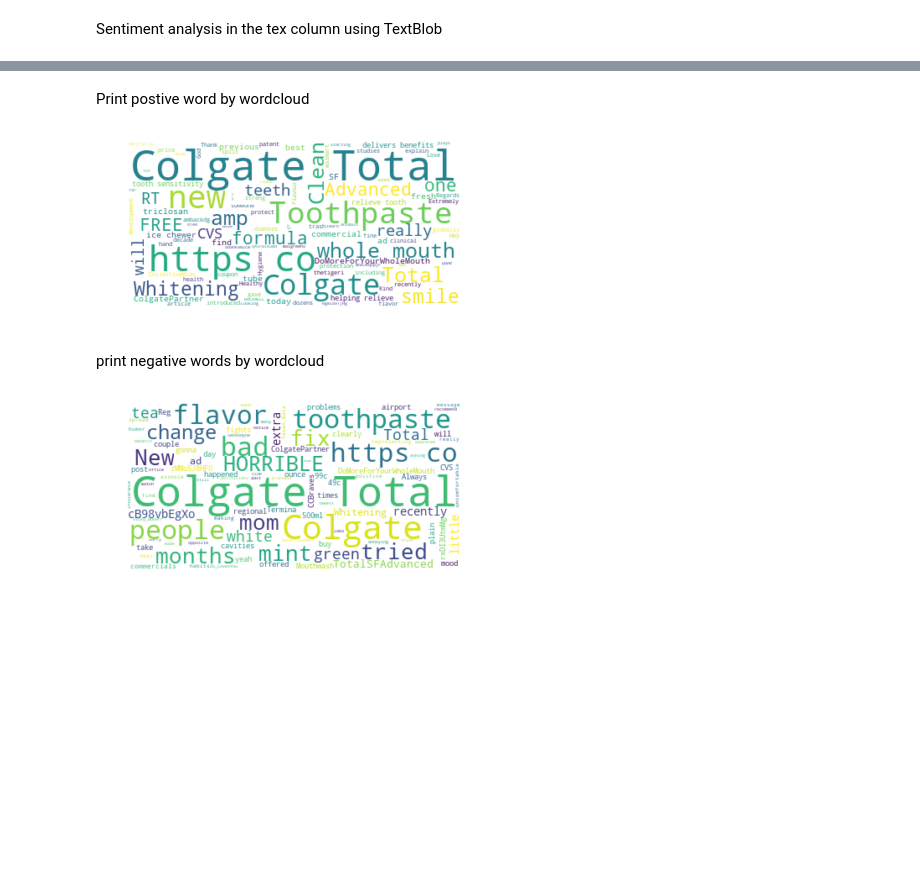
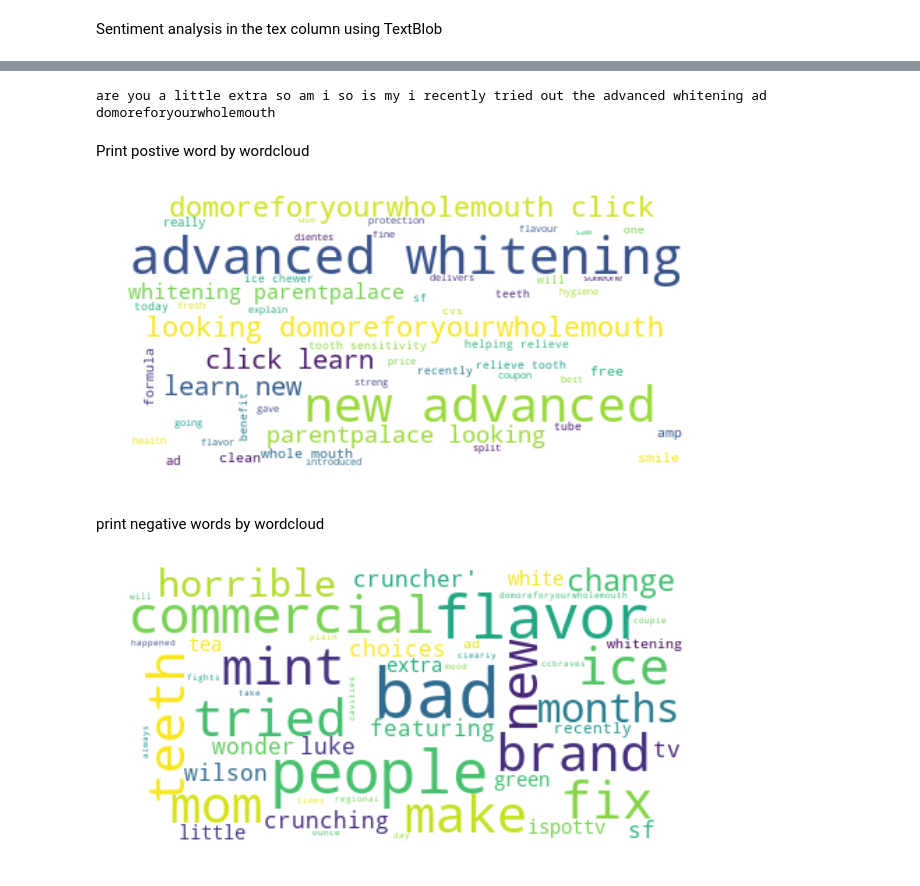
Before and after one commit to cyuancheng/NLP_Yelp_review, a Jupyter notebook: NLP_1_twitter.ipynb, the cells around one changed output, grey strips where cells are left out. Saved outputs shown, nothing was run; the diff lists cells and outputs as text; code cells hidden in the pictures; blank space fills up the shorter version.

```diff
--- a/NLP_1_twitter.ipynb
+++ b/NLP_1_twitter.ipynb
@@ -308,0 +306,2 @@ plt.show()
+# %%
+data['text_clean'] = data['text_']
@@ -308,0 +332,3 @@ plt.show()
+# %%
+data['text_clean'] = data['text_clean'].apply(lambda x: re.sub('[!@#$:).;,?&]', '', x.lower()))
+data['text_clean'] = data['text_clean'].apply(lambda x: re.sub('  ', ' ', x))
@@ -308,0 +374,27 @@ plt.show()
+# %%
+mpl.rcParams['figure.figsize']=(6.0,4.0)    #(6.0,4.0)
+mpl.rcParams['font.size']=8               #10
+mpl.rcParams['savefig.dpi']=100             #72
+mpl.rcParams['figure.subplot.bottom']=.1
+
+#wordcloud = WordCloud(max_font_size=50, max_words=100, background_color="white").generate(data[][0])
+
+
+stopwords1 = set(stopwords)
+
+wordcloud = WordCloud(
+                          background_color='white',
+                          stopwords=stopwords1,
+                          max_words=100,
+                          max_font_size=50,
+                          random_state=42
+                         ).generate(data['text_clean'][0])
+
+plt.imshow(wordcloud, interpolation='bilinear')
+plt.axis("off")
+plt.show()
+
+
+#print(wordcloud)
+#fig = plt.figure(1)
+#fig.savefig("word1.png", dpi=900)
@@ -309,37 +403,43 @@ plt.show()
+# %%
+print(data['text_clean'][0])
+# %% [output]
+are you a little extra so am i so is my i recently tried out the advanced whitening ad domoreforyourwholemouth
 # %% [markdown]
 Print postive word by wordcloud
 # %%
 text_pro = ''
-for text in data[data['Polarity']>0]['text_']:
+for text in data[data['Polarity']>0]['text_clean']:
 
   text_pro = text_pro + ' ' + text
 
 #text_pro
 
 
-wordcloud = WordCloud(max_font_size=50, max_words=100, background_color="white").generate(text_pro)
+wordcloud = WordCloud(max_font_size=50, max_words=50, background_color="white").generate(text_pro)
 
+plt.figure( figsize=(10,8))
 plt.imshow(wordcloud, interpolation='bilinear')
 plt.axis("off")
 plt.show()
 # %% [output]
-[figure, old version]
+[figure, new version]
 # %% [markdown]
 print negative words by wordcloud
 # %%
 text_negative = ''
-for text in data[data['Polarity']<0]['text_']:
+for text in data[data['Polarity']<0]['text_clean']:
 
   #if text not in spacy.lang.en.stop_words.STOP_WORDS:
   text_negative = text_negative + ' ' + text
 
 
 text_negative
 
-wordcloud = WordCloud(max_font_size=50, max_words=100, background_color="white").generate(text_negative)
+wordcloud = WordCloud(max_font_size=50, max_words=50, background_color="white").generate(text_negative)
 
+plt.figure( figsize=(10,8))
 plt.imshow(wordcloud, interpolation='bilinear')
 plt.axis("off")
 plt.show()
 # %% [output]
-[figure, old version]
+[figure, new version]
```
Also changed, not shown: parts of 20 cells of this notebook.
